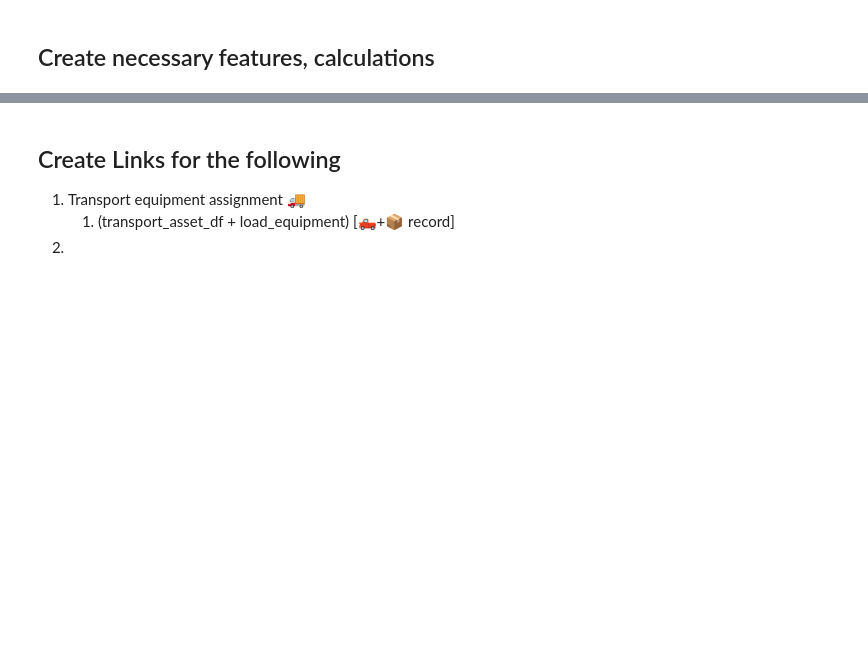
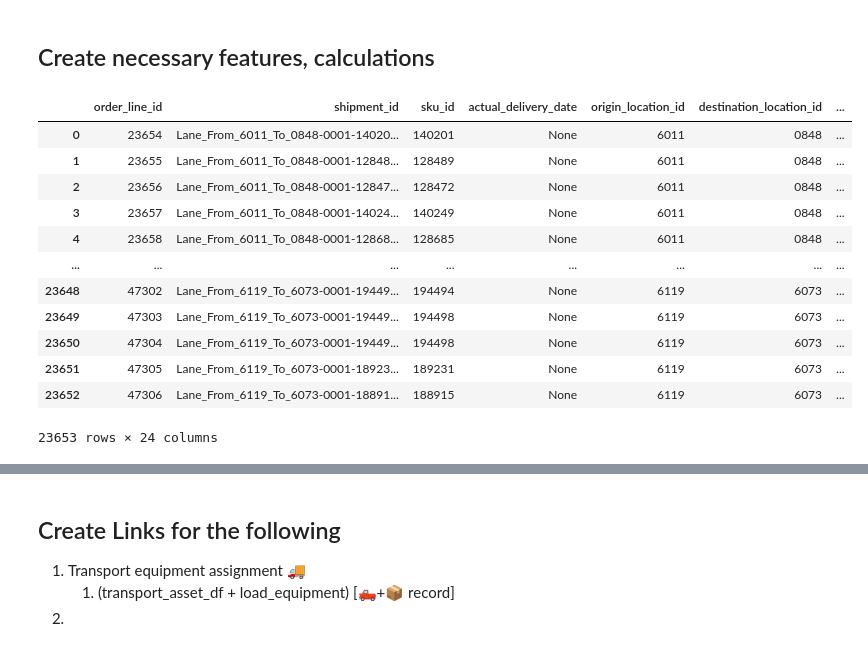
Before and after one commit to acies-AmitaAnand/Amita-Container-Load-Planning-, a Jupyter notebook: solver/planning_engine/equipment_loading_planner.ipynb, the cells around one changed output, grey strips where cells are left out. Cells and saved outputs as stored; diff of their text form; code cells hidden in the pictures; blank space fills up the shorter version.

```diff
--- a/solver/planning_engine/equipment_loading_planner.ipynb
+++ b/solver/planning_engine/equipment_loading_planner.ipynb
@@ -60,0 +227,30 @@ transport_asset_df = db_helper.fetch_data(sql="select * from inventory_managemen
+# %%
+sku_uom_df = pd.concat(
+    [
+        sku_uom_df,
+        sku_uom_df['pallet_dimensions'].apply(pd.Series)
+    ],
+    axis=1
+)
+
+sku_uom_column_mapper = {x:x for x in sku_uom_df.columns}
+sku_uom_column_mapper['height_mm'] = 'item_height_mm'
+sku_uom_column_mapper['width_mm'] = 'item_width_mm'
+sku_uom_column_mapper['length_mm'] = 'item_length_mm'
+sku_uom_df.rename(columns=sku_uom_column_mapper, inplace=True)
+# %%
+shipment_plans_df.join(sku_uom_df[['sku_id', 'unit_count_in_pallet', 'item_height_mm', 'item_width_mm', 'item_length_mm', ]], on=['sku_id'], lsuffix='item_')['sku']
+# %% [output]
+|  | order_line_id | shipment_id | sku_id | actual_delivery_date | origin_location_id | destination_location_id | ... |
+| 0 | 23654 | Lane_From_6011_To_0848-0001-14020... | 140201 | None | 6011 | 0848 | ... |
+| 1 | 23655 | Lane_From_6011_To_0848-0001-12848... | 128489 | None | 6011 | 0848 | ... |
+| 2 | 23656 | Lane_From_6011_To_0848-0001-12847... | 128472 | None | 6011 | 0848 | ... |
+| 3 | 23657 | Lane_From_6011_To_0848-0001-14024... | 140249 | None | 6011 | 0848 | ... |
+| 4 | 23658 | Lane_From_6011_To_0848-0001-12868... | 128685 | None | 6011 | 0848 | ... |
+| ... | ... | ... | ... | ... | ... | ... | ... |
+| 23648 | 47302 | Lane_From_6119_To_6073-0001-19449... | 194494 | None | 6119 | 6073 | ... |
+| 23649 | 47303 | Lane_From_6119_To_6073-0001-19449... | 194498 | None | 6119 | 6073 | ... |
+| 23650 | 47304 | Lane_From_6119_To_6073-0001-19449... | 194498 | None | 6119 | 6073 | ... |
+| 23651 | 47305 | Lane_From_6119_To_6073-0001-18923... | 189231 | None | 6119 | 6073 | ... |
+| 23652 | 47306 | Lane_From_6119_To_6073-0001-18891... | 188915 | None | 6119 | 6073 | ... |
+23653 rows × 24 columns
```
Also changed, not shown: parts of 25 cells of this notebook, 1 other file.
